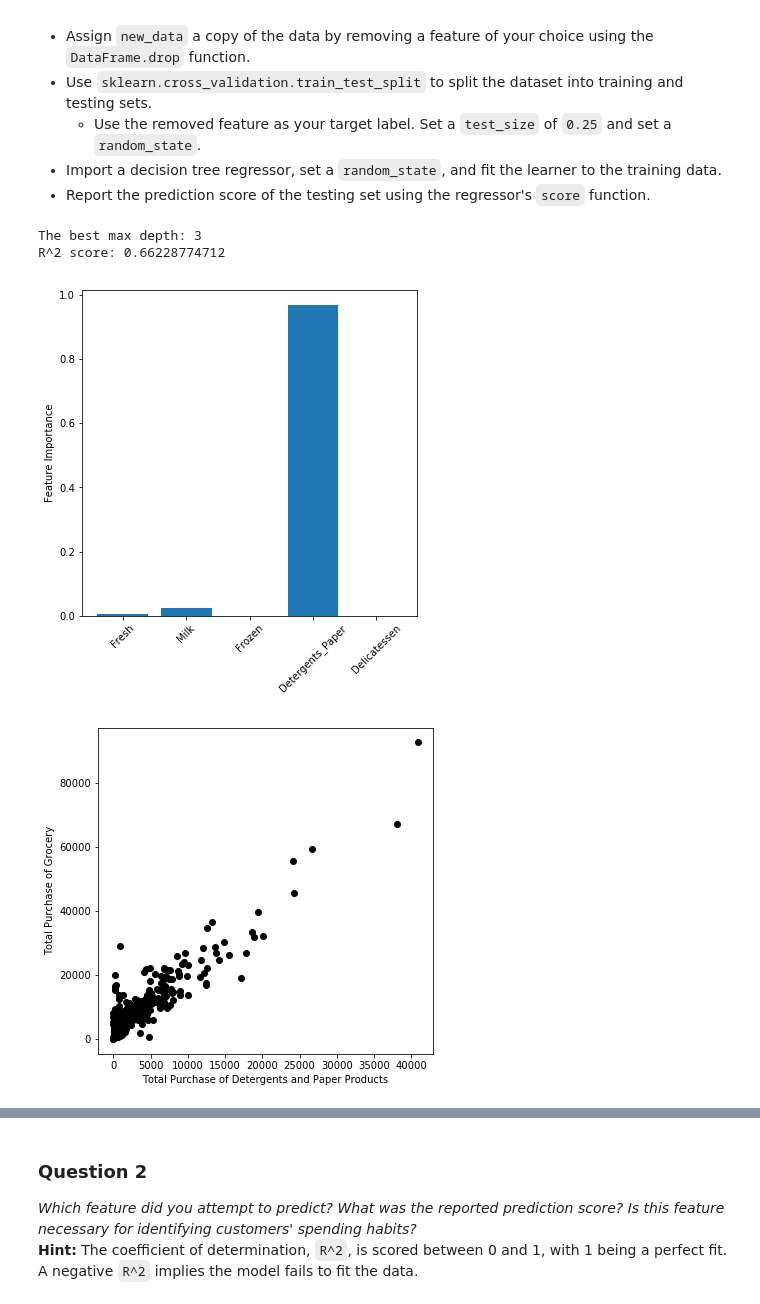
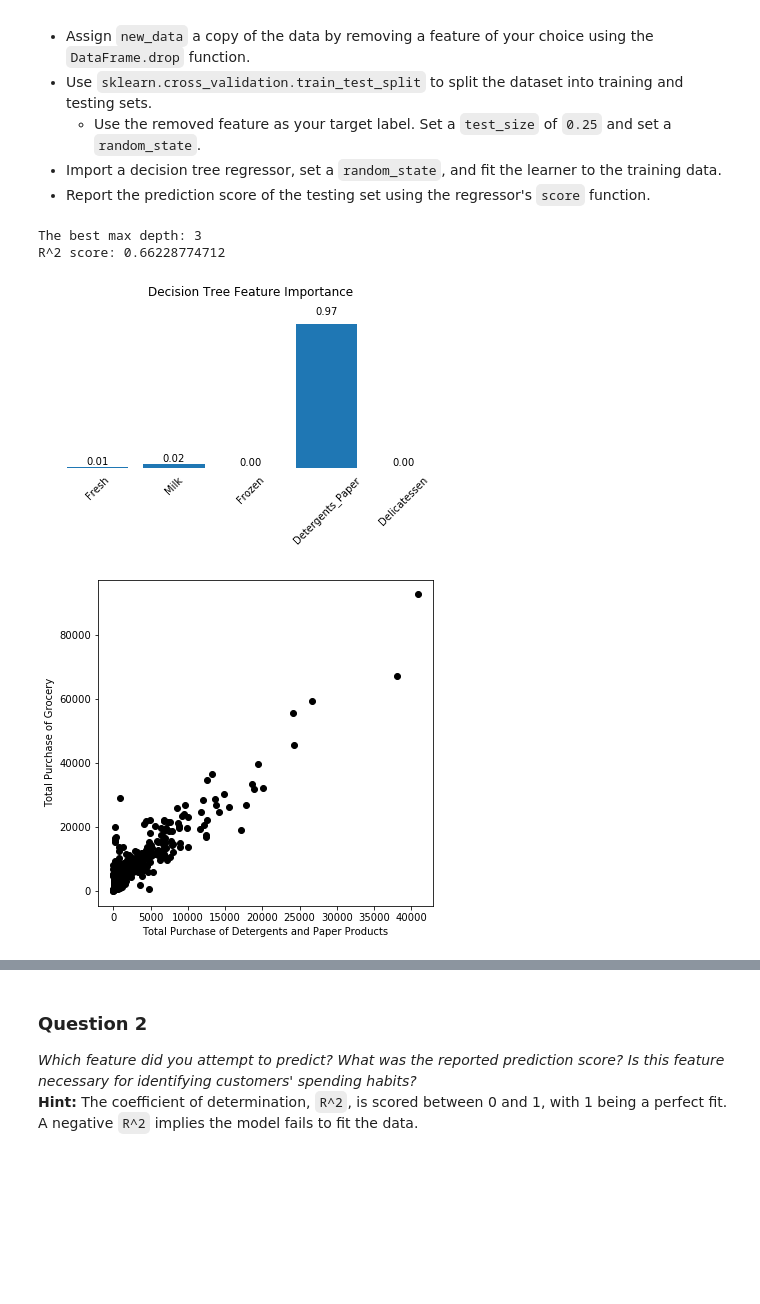
Before and after one commit to ragamarkely/customer_segments, a Jupyter notebook: customer_segments.ipynb, the cells around one changed output, grey strips where cells are left out. Cells and saved outputs as stored; diff of their text form; code cells hidden in the pictures; blank space fills up the shorter version.

```diff
--- a/customer_segments.ipynb
+++ b/customer_segments.ipynb
@@ -148,37 +148,48 @@ params = {'max_depth': np.arange(1,21,2)}
 clf = DecisionTreeRegressor(random_state=42)
 kfold = KFold(n_splits=5,shuffle=True,random_state=42)
 grid = GridSearchCV(estimator=clf,param_grid = params,scoring='r2',cv=kfold)
 grid.fit(X_train,y_train)
 print 'The best max depth:', grid.best_params_['max_depth']
 
 regressor = clone(grid.best_estimator_)
 regressor.fit(X_train,y_train)
 
 # TODO: Report the score of the prediction using the testing set
 score = regressor.score(X_test,y_test)
 print 'R^2 score:',score
 features = [col for col in list(data) if col != dropped]
-plt.figure(figsize=(6,6))
-plt.bar(np.arange(5),regressor.feature_importances_)
+fig, ax = plt.subplots()
+bars = ax.bar(np.arange(5),regressor.feature_importances_)
+for bar in bars:
+    height = bar.get_height()
+    ax.text(bar.get_x() + bar.get_width()/2,
+            1.05*height,
+            '%.2f' %height,
+            ha='center',
+            va='bottom')
+plt.tick_params(top='off',bottom='off',left='off',right='off',labelleft='off')
+for spine in plt.gca().spines.values():
+    spine.set_visible(False)
 plt.xticks(np.arange(5),features,rotation=45)
-plt.ylabel('Feature Importance')
+plt.title('Decision Tree Feature Importance',y=1.1)
+plt.tight_layout()
 
 plt.figure(figsize=(6,6))
 plt.scatter(data['Detergents_Paper'],data['Grocery'],color='black')
 plt.xlabel('Total Purchase of Detergents and Paper Products')
 plt.ylabel('Total Purchase of Grocery');
 
 plt.figure(figsize=(6,6))
 plt.scatter(y_test,regressor.predict(X_test),color='black')
 plt.xlim(0,40000)
 plt.ylim(0,40000)
 plt.xlabel('True Total Grocery Purchase')
 plt.ylabel('Predicted Total Grocery Purchase')
 plt.plot([0,40000],[0,40000],color='black');
 # %% [output]
 The best max depth: 3
 R^2 score: 0.66228774712
-[figure, old version]
+[figure, new version]
 [figure]
 [figure]
 # %% [markdown]
```
Also changed, not shown: 1 other file.
